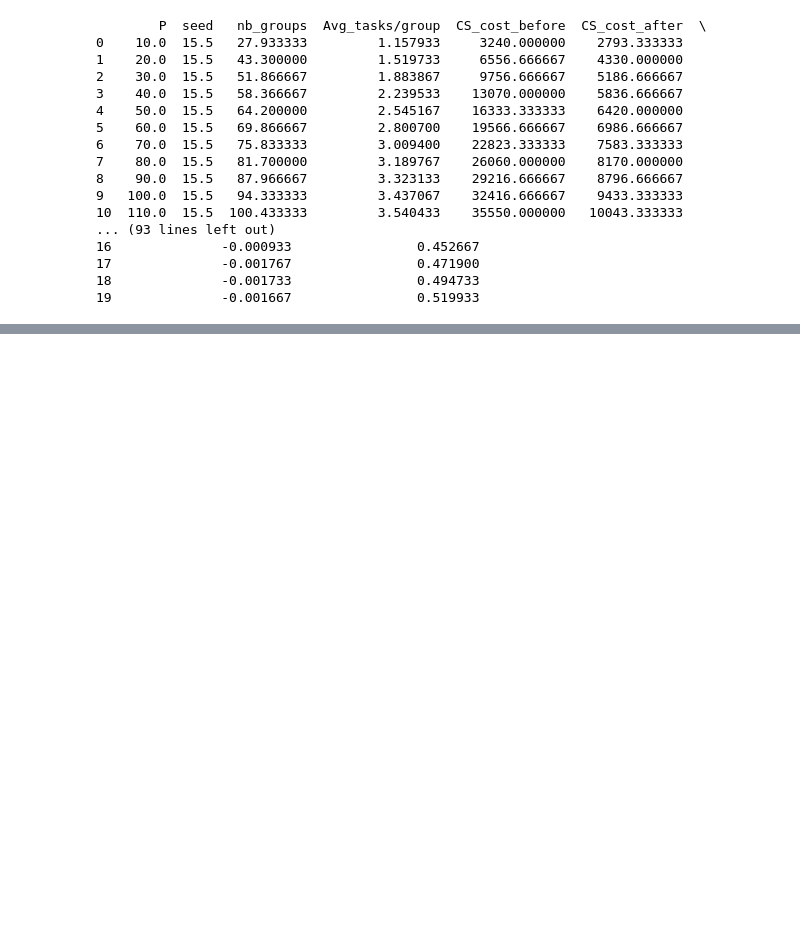
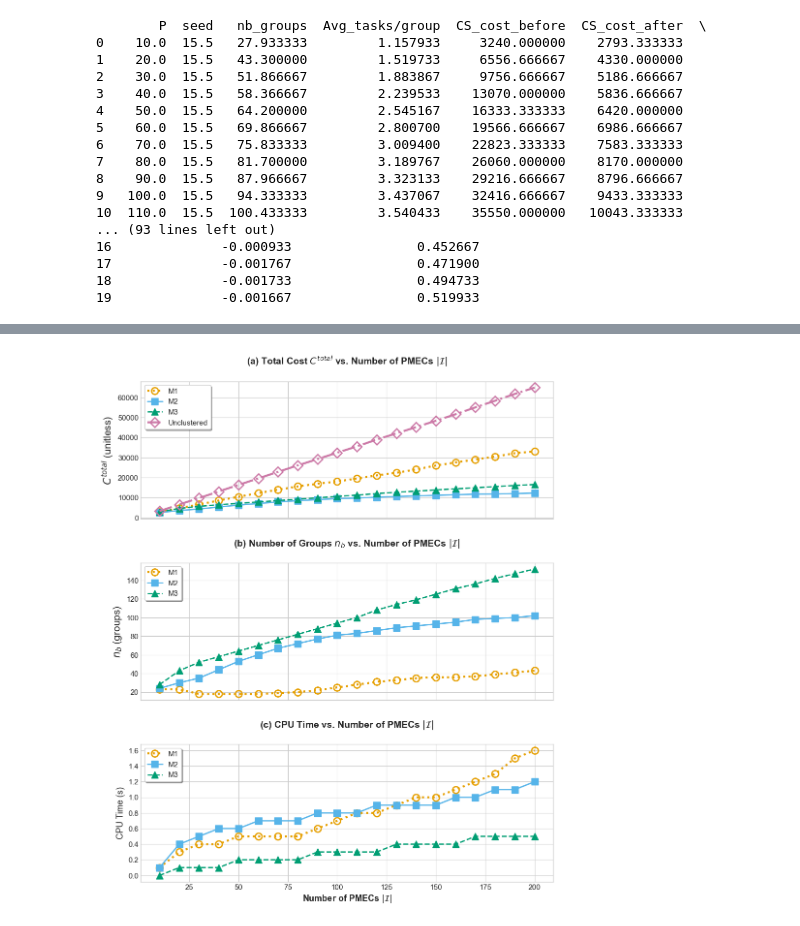
Before and after one commit to WenboWu322/Journal-SI-Reliability-maintenance, a Jupyter notebook: Plot_sensitivity_N.ipynb, the cells around one changed output, grey strips where cells are left out. Drawn from its saved outputs; the diff is of its cells as text; code cells hidden in the pictures; blank space fills up the shorter version.

```diff
--- a/Plot_sensitivity_N.ipynb
+++ b/Plot_sensitivity_N.ipynb
@@ -224,0 +225,89 @@ plt.show()
+# %%
+import matplotlib.pyplot as plt
+import numpy as np
+
+# ===== 数据（你的原始数据）=====
+N = np.arange(10, 210, 10)
+
+# M1
+total_cost_M1 = np.array([2819.83, 4676.00, 6601.33, 8544.33, 10402.50, 12233.33, 13968.33, 15580.17, 16922.00, 18068.67, 19552.33, 21098.00, 22399.67, 24067.33, 26024.50, 27583.00, 28980.67, 30465.17, 32197.67, 33039.00])
+num_groups_M1 = np.array([23, 23, 18, 18, 18, 18, 19, 20, 22, 25, 28, 31, 33, 35, 36, 36, 37, 39, 41, 43])
+cpu_time_M1   = np.array([0.1, 0.3, 0.4, 0.4, 0.5, 0.5, 0.5, 0.5, 0.6, 0.7, 0.8, 0.8, 0.9, 1.0, 1.0, 1.1, 1.2, 1.3, 1.5, 1.6])
+
+# M2
+total_cost_M2 = np.array([2536.67, 3544.17, 4293.67, 5316.00, 6256.33, 7043.00, 7813.67, 8470.33, 8976.33, 9500.67, 9794.83, 10173.00, 10572.83, 10846.17, 11145.33, 11435.33, 11753.83, 11800.50, 12009.50, 12278.50])
+num_groups_M2 = np.array([24, 30, 35, 44, 53, 60, 67, 72, 77, 81, 83, 86, 89, 91, 93, 95, 98, 99, 100, 102])
+cpu_time_M2   = np.array([0.1, 0.4, 0.5, 0.6, 0.6, 0.7, 0.7, 0.7, 0.8, 0.8, 0.8, 0.9, 0.9, 0.9, 0.9, 1.0, 1.0, 1.1, 1.1, 1.2])
+
+# M3
+total_cost_M3 = np.array([2858.00, 4583.00, 5626.50, 6416.33, 7128.17, 7811.67, 8519.33, 9194.33, 9898.00, 10593.83, 11250.17, 12033.33, 12659.83, 13240.67, 13837.67, 14392.00, 14907.67, 15487.83, 16039.00, 16540.50])
+num_groups_M3 = np.array([28, 43, 52, 58, 64, 70, 76, 82, 88, 94, 100, 108, 114, 119, 125, 131, 136, 142, 147, 152])
+cpu_time_M3   = np.array([0.0, 0.1, 0.1, 0.1, 0.2, 0.2, 0.2, 0.2, 0.3, 0.3, 0.3, 0.3, 0.4, 0.4, 0.4, 0.4, 0.5, 0.5, 0.5, 0.5])
+
+# Baseline
+total_cost_Mb = np.array([3240.0, 6556.67, 9756.67, 13070.00, 16333.33, 19566.67, 22823.33, 26060.00, 29216.67, 32416.67, 35550.00, 38953.33, 42060.00, 45193.33, 48376.67, 51626.67, 55033.33, 58350.00, 61776.67, 64920.00])
+num_groups_Mb = np.array([32, 66, 98, 131, 163, 196, 228, 261, 292, 324, 356, 390, 421, 452, 484, 516, 550, 584, 618, 649])
+
+# ===== 美化 + 色盲友好 + 空心标记 =====
+plt.style.use('seaborn-v0_8-whitegrid')
+plt.rcParams.update({
+    'font.size': 12, 'axes.titlesize': 14, 'axes.labelsize': 13,
+    'xtick.labelsize': 11, 'ytick.labelsize': 11, 'legend.fontsize': 11
+})
+
+fig, axes = plt.subplots(3, 1, figsize=(10, 12), sharex=True)
+
+# ===== 终极样式字典（Okabe-Ito + 空心M1/Mb）=====
+styles = {
+    'M1': {  # 空心橙圈 ★
+        'color': '#E69F00', 'marker': 'o', 'linestyle': ':',
+        'ms': 10, 'lw': 3, 'fillstyle': 'none',
+        'markeredgecolor': '#E69F00', 'markeredgewidth': 2
+    },
+    'M2': {  # 实心天蓝方 ★
+        'color': '#56B4E9', 'marker': 's', 'linestyle': '-',
+        'ms': 10, 'lw': 2
+    },
+    'M3': {  # 实心蓝绿三角 ★
+        'color': '#009E73', 'marker': '^', 'linestyle': '--',
+        'ms': 10, 'lw': 2
+    },
+    'Mb': {  # 空心黄菱 ★
+        'color': '#CC79A7', 'marker': 'D', 'linestyle': '-.',
+        'ms': 10, 'lw': 3, 'fillstyle': 'none',
+        'markeredgecolor': '#CC79A7', 'markeredgewidth': 2
+    }
+}
+
+# ========== 图1：Total Cost ==========
+for name, data in [('M1', total_cost_M1), ('M2', total_cost_M2),
+                   ('M3', total_cost_M3), ('Mb', total_cost_Mb)]:
+    axes[0].plot(N, data, **styles[name],
+                label="Unclustered" if name=="Mb" else name)
+
+axes[0].set_ylabel('$C^{total}$ (unitless)', fontsize=15)
+axes[0].set_title('(a) Total Cost $C^{total}$ vs. Number of PMECs $|\mathcal{I}|$', pad=25, fontweight='bold')
+axes[0].legend(loc='upper left', frameon=True, fancybox=True, shadow=True)
+
+# ========== 图2：Number of Groups ==========
+for name, data in [('M1', num_groups_M1), ('M2', num_groups_M2), ('M3', num_groups_M3)]:
+    axes[1].plot(N, data, **styles[name], label=name)
+
+axes[1].set_ylabel('$n_{b}$ (groups)', fontsize=15)
+axes[1].set_title('(b) Number of Groups $n_b$ vs. Number of PMECs $|\mathcal{I}|$', pad=25, fontweight='bold')
+axes[1].legend(loc='upper left', frameon=True, fancybox=True, shadow=True)
+
+# ========== 图3：CPU Time ==========
+for name, data in [('M1', cpu_time_M1), ('M2', cpu_time_M2), ('M3', cpu_time_M3)]:
+    axes[2].plot(N, data, **styles[name], label=name)
+
+axes[2].set_xlabel('Number of PMECs $|\mathcal{I}|$', fontsize=13, fontweight='bold')
+axes[2].set_ylabel('CPU Time (s)', fontsize=13)
+axes[2].set_title('(c) CPU Time vs. Number of PMECs $|\mathcal{I}|$', pad=25, fontweight='bold')
+axes[2].legend(loc='upper left', frameon=True, fancybox=True, shadow=True)
+
+plt.tight_layout(pad=2.0)
+plt.savefig('sensitivity_analysis_final.png', dpi=300, bbox_inches='tight', facecolor='white')
+plt.show()
+# %% [output]
+[figure, added]
```
Also changed, not shown: parts of 1 cell of this notebook, 18 other files.
